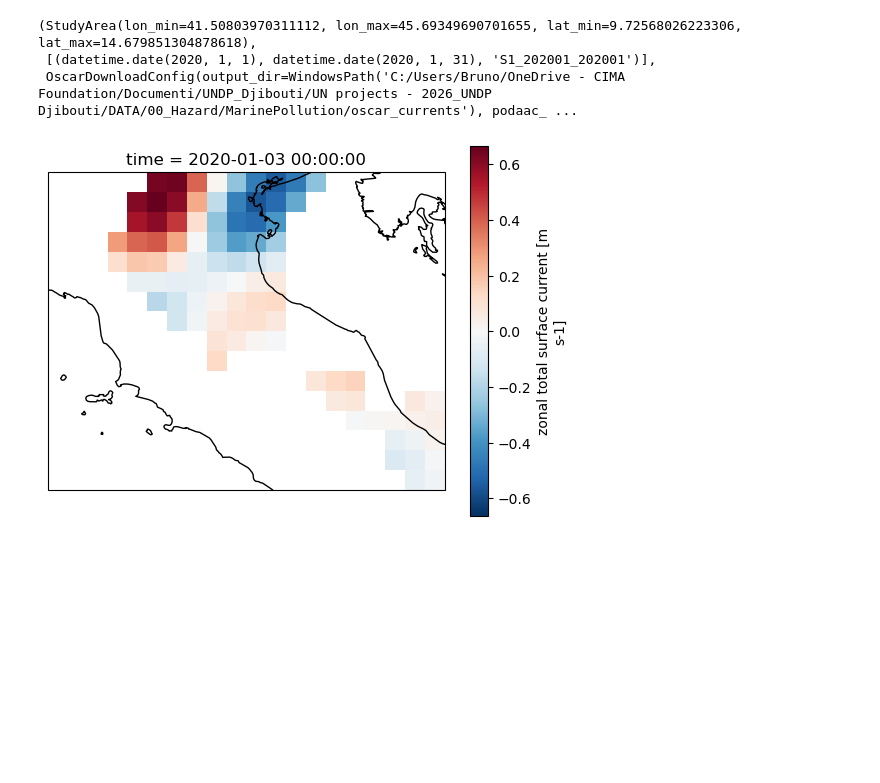
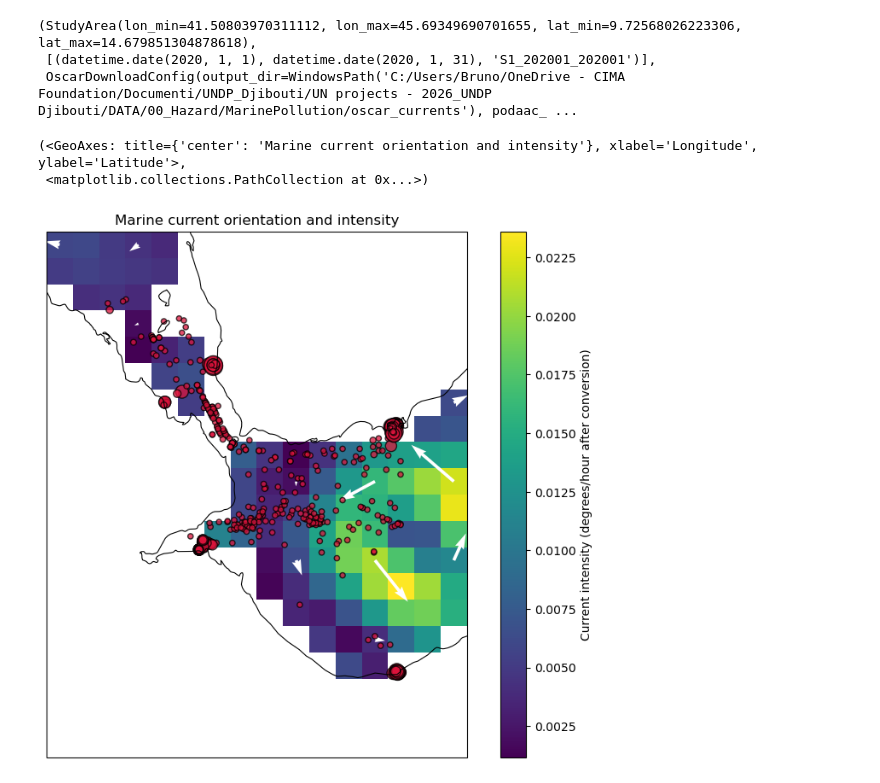
Before and after one commit to brunotectonico/oilspills-risk, a Jupyter notebook: hotspots4density.ipynb, the cells around one changed output. Drawn from its saved outputs; the diff is of its cells as text; code cells hidden in the pictures; blank space fills up the shorter version.

Commit message:
Plots with currents and hotspots ok

```diff
--- a/hotspots4density.ipynb
+++ b/hotspots4density.ipynb
@@ -266,8 +258,0 @@ ds = xr.open_dataset(r'oscar_downloads/oscar_uv_clip_20200103.nc')
-# %%
-# Define projection based on metadata (e.g., PlateCarree or Mercator)
-ax = plt.axes(projection=ccrs.PlateCarree())
-ds['u'].plot(ax=ax, transform=ccrs.PlateCarree())
-ax.coastlines()
-plt.show()
-# %% [output]
-[figure, removed]
@@ -273,0 +264,20 @@ plt.show()
+# %%
+import xarray as xr
+import cartopy.crs as ccrs
+import matplotlib.pyplot as plt
+
+from pathlib import Path
+from oilspill_risk.mapping import plot_current_orientation_intensity, plot_hotspots
+
+ax, mesh, quiver = plot_current_orientation_intensity(
+    u_tif=Path(cfg.output_dir / "oscar_uv_std_clip_20200121_u.tif"),
+    v_tif=Path(cfg.output_dir / "oscar_uv_std_clip_20200121_v.tif"),
+    stride=3,
+    add_coastlines=True,
+)
+
+plot_hotspots(Path(r"C:\Users\Bruno\OneDrive - CIMA Foundation\Documenti\UNDP_Djibouti\UN projects - 2026_UNDP Djibouti\DATA\00_Hazard\MarinePollution\marine-traffic\gmtds_tanker_hotspots_multi.csv"), ax=ax, density_col="mean_density")
+# %% [output]
+(<GeoAxes: title={'center': 'Marine current orientation and intensity'}, xlabel='Longitude', ylabel='Latitude'>,
+ <matplotlib.collections.PathCollection at 0x...>)
+[figure, added]
```
Also changed, not shown: parts of 2 cells of this notebook, 2 other files.
